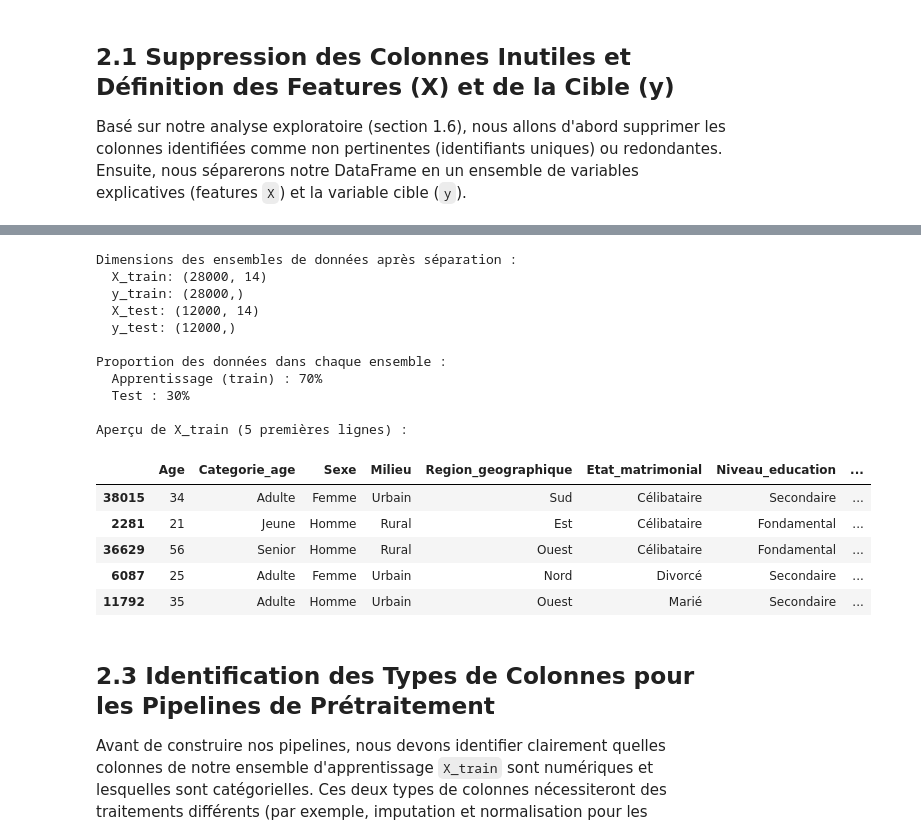
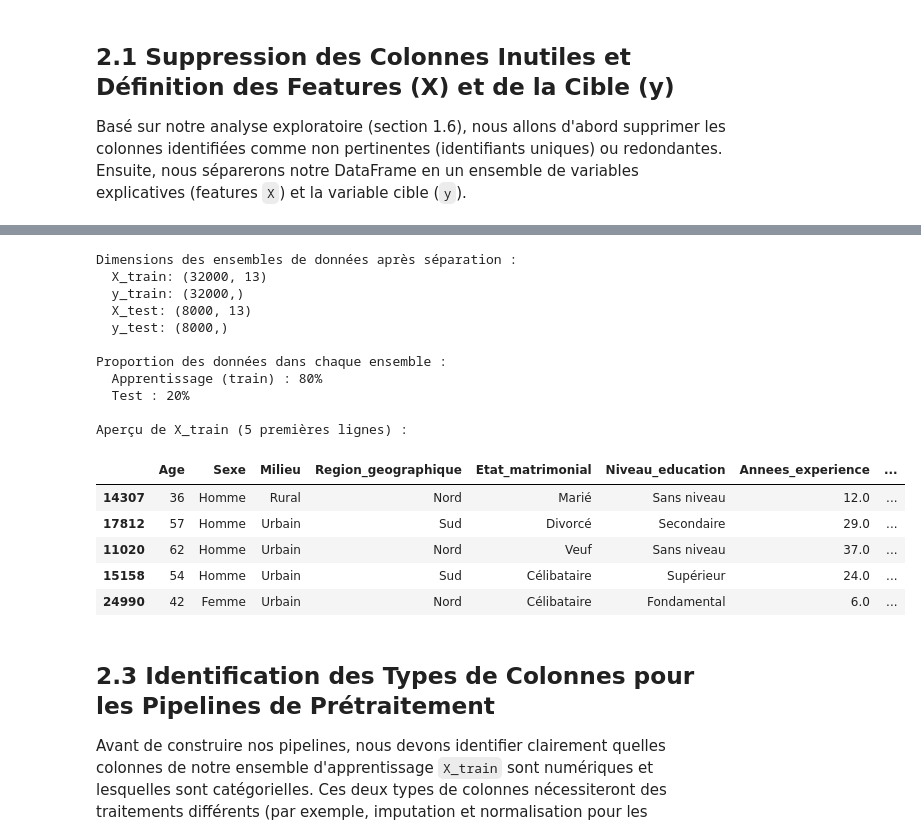
Before and after one commit to elnassim/ProjectML, a Jupyter notebook: mini_projet_AI_Saad_Youness_Nassim.ipynb, the cells around one changed output, grey strips where cells are left out. Saved outputs shown, nothing was run; the diff lists cells and outputs as text; code cells hidden in the pictures.

```diff
--- a/mini_projet_AI_Saad_Youness_Nassim.ipynb
+++ b/mini_projet_AI_Saad_Youness_Nassim.ipynb
@@ -356,6 +404,8 @@ Conformément au cahier des charges, ces étapes de nettoyage et de transformati
 
 Basé sur notre analyse exploratoire (section 1.6), nous allons d'abord supprimer les colonnes identifiées comme non pertinentes (identifiants uniques) ou redondantes. Ensuite, nous séparerons notre DataFrame en un ensemble de variables explicatives (features `X`) et la variable cible (`y`).
 # %%
+# CELLULE 2.1 (MODIFIÉE) : Suppression des Colonnes Inutiles (Y COMPRIS Categorie_age) et Définition X/y
+
 if 'df' in locals() and df is not None:
     # Copie du DataFrame original pour éviter de modifier l'original df si on veut y revenir
     df_processed = df.copy()
@@ -365,15 +415,8 @@ if 'df' in locals() and df is not None:
     y = df_processed[TARGET_COL]
 
     # --- Suppression des colonnes non pertinentes ou redondantes avant de définir X ---
-    # Colonnes identifiées dans le bilan 1.6
-    cols_to_drop_initial = ['Revenu_Mensuel', 'Adresse_Email', 'CIN']
-
-    # On pourrait aussi décider ici de supprimer 'Categorie_age' si on juge qu'elle est
-    # trop redondante avec 'Age' et qu'on ne veut pas la gérer spécifiquement.
-    # Pour l'instant, laissons-la et nous verrons si notre pipeline de transformation la traite
-    # ou si nous la retirons explicitement plus tard des listes de colonnes numériques/catégorielles.
-    # Exemple si on voulait la supprimer ici aussi :
-    # cols_to_drop_initial.append('Categorie_age')
+    # Colonnes identifiées dans le bilan 1.6, ET AJOUT de 'Categorie_age'
+    cols_to_drop_initial = ['Revenu_Mensuel', 'Adresse_Email', 'CIN', 'Categorie_age'] # <--- 'Categorie_age' AJOUTÉE ICI
 
     # S'assurer que les colonnes à supprimer existent bien dans le DataFrame
     actual_cols_to_drop = [col for col in cols_to_drop_initial if col in df_processed.columns]
@@ -424,48 +475,49 @@ Name: Revenu_Annuel, dtype: float64
 # %%
+# CELLULE 2.2 : Séparation des Données en Ensembles d'Apprentissage et de Test
+
 from sklearn.model_selection import train_test_split
 
-if 'X' in locals() and 'y' in locals(): # Vérifier que X et y existent
+if 'X' in locals() and 'y' in locals(): # Vérifier que X et y existent (ils ont été modifiés par la cellule 2.1)
     # Utilisation de RANDOM_SEED pour la reproductibilité du split
     # (RANDOM_SEED a été défini au début du notebook, ex: RANDOM_SEED = 42)
 
     X_train, X_test, y_train, y_test = train_test_split(X, y,
-                                                        test_size=0.30,
-                                                        random_state=RANDOM_SEED) # Assurez-vous que RANDOM_SEED est défini
+                                                        test_size=0.20,  # Assurez-vous que c'est 0.20 pour cette comparaison
+                                                        random_state=RANDOM_SEED)
 
     print("Dimensions des ensembles de données après séparation :")
     print(f"  X_train: {X_train.shape}")
     print(f"  y_train: {y_train.shape}")
     print(f"  X_test: {X_test.shape}")
     print(f"  y_test: {y_test.shape}")
 
     print("\nProportion des données dans chaque ensemble :")
-    print(f"  Apprentissage (train) : {len(X_train) / len(X):.0%}") # len(X) ou len(df_processed)
+    print(f"  Apprentissage (train) : {len(X_train) / len(X):.0%}")
     print(f"  Test : {len(X_test) / len(X):.0%}")
 
-    # Afficher un aperçu pour vérifier
     print("\nAperçu de X_train (5 premières lignes) :")
     display(X_train.head())
 
 else:
-    print("ATTENTION : Les variables X et/ou y ne sont pas définies. Veuillez exécuter la cellule précédente.")
+    print("ATTENTION : Les variables X et/ou y ne sont pas définies. Veuillez exécuter la cellule précédente (2.1).")
 # %% [output]
 Dimensions des ensembles de données après séparation :
-  X_train: (28000, 14)
-  y_train: (28000,)
-  X_test: (12000, 14)
-  y_test: (12000,)
+  X_train: (32000, 13)
+  y_train: (32000,)
+  X_test: (8000, 13)
+  y_test: (8000,)
 
 Proportion des données dans chaque ensemble :
-  Apprentissage (train) : 70%
-  Test : 30%
+  Apprentissage (train) : 80%
+  Test : 20%
 
 Aperçu de X_train (5 premières lignes) :
-|  | Age | Categorie_age | Sexe | Milieu | Region_geographique | Etat_matrimonial | Niveau_education | ... |
-| 38015 | 34 | Adulte | Femme | Urbain | Sud | Célibataire | Secondaire | ... |
-| 2281 | 21 | Jeune | Homme | Rural | Est | Célibataire | Fondamental | ... |
-| 36629 | 56 | Senior | Homme | Rural | Ouest | Célibataire | Fondamental | ... |
-| 6087 | 25 | Adulte | Femme | Urbain | Nord | Divorcé | Secondaire | ... |
-| 11792 | 35 | Adulte | Homme | Urbain | Ouest | Marié | Secondaire | ... |
+|  | Age | Sexe | Milieu | Region_geographique | Etat_matrimonial | Niveau_education | Annees_experience | ... |
+| 14307 | 36 | Homme | Rural | Nord | Marié | Sans niveau | 12.0 | ... |
+| 17812 | 57 | Homme | Urbain | Sud | Divorcé | Secondaire | 29.0 | ... |
+| 11020 | 62 | Homme | Urbain | Nord | Veuf | Sans niveau | 37.0 | ... |
+| 15158 | 54 | Homme | Urbain | Sud | Célibataire | Supérieur | 24.0 | ... |
+| 24990 | 42 | Femme | Urbain | Nord | Célibataire | Fondamental | 6.0 | ... |
 # %% [markdown]
 ## 2.3 Identification des Types de Colonnes pour les Pipelines de Prétraitement
 
```
Also changed, not shown: parts of 16 cells of this notebook, 5 other files.
